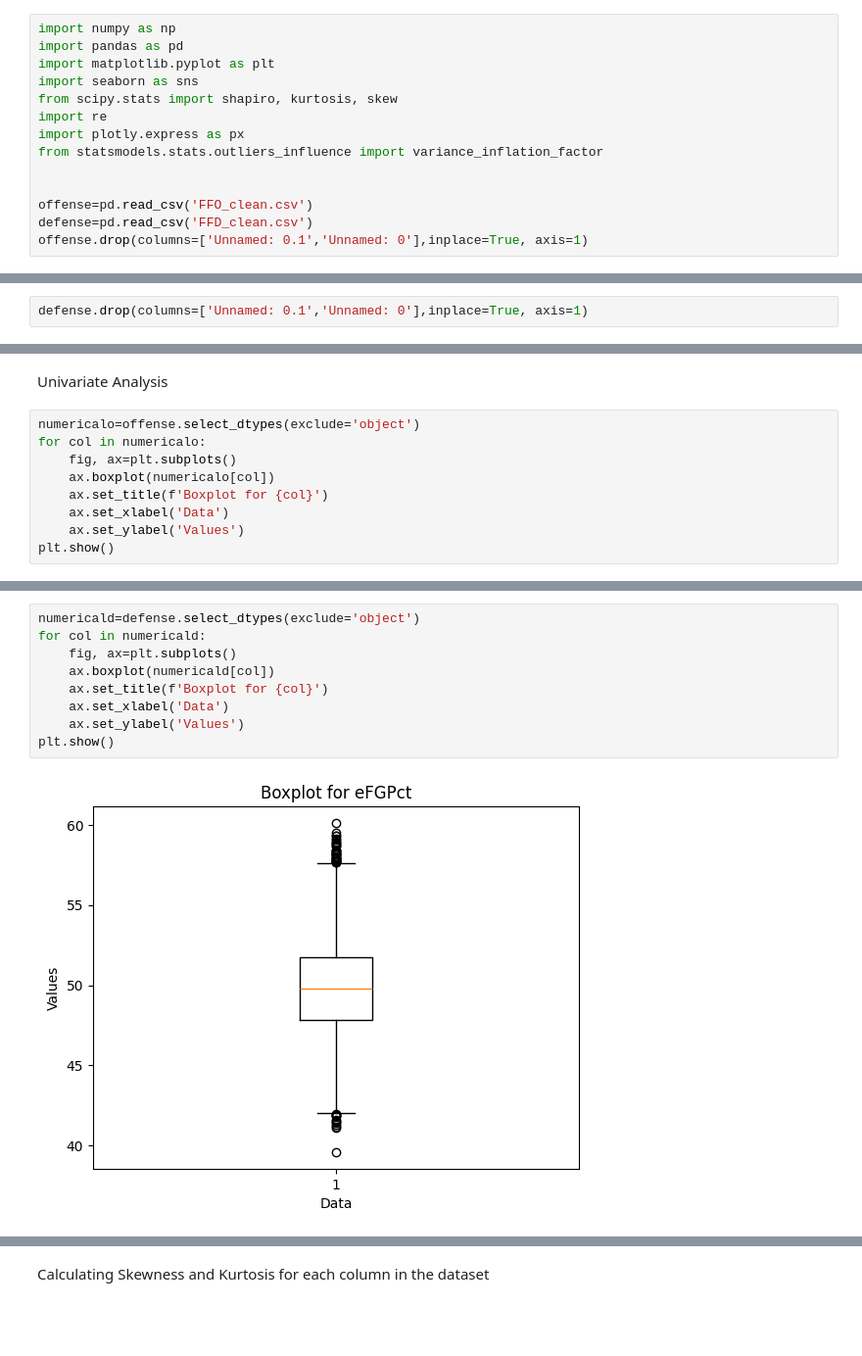
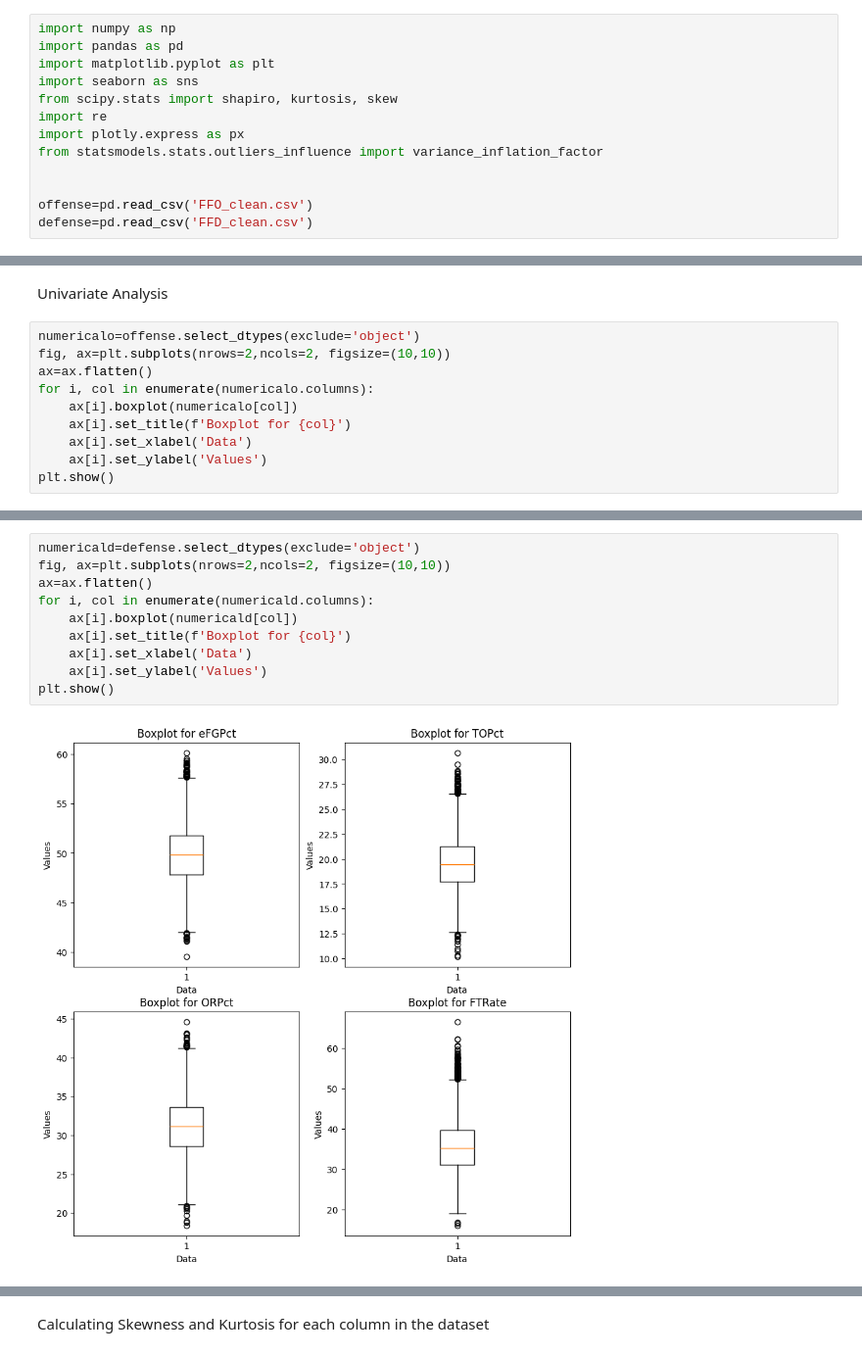
Before and after one commit to maddog19527/KenPom_Datasets, a Jupyter notebook: four_factors/four_factors_eda.ipynb, the cells around one changed output, grey strips where cells are left out. Shown at 98% size. Saved outputs shown, nothing was run; the diff lists cells and outputs as text; blank space fills up the shorter version.

```diff
--- a/four_factors/four_factors_eda.ipynb
+++ b/four_factors/four_factors_eda.ipynb
@@ -11,7 +11,6 @@ from statsmodels.stats.outliers_influence import variance_inflation_factor
 
 offense=pd.read_csv('FFO_clean.csv')
 defense=pd.read_csv('FFD_clean.csv')
-offense.drop(columns=['Unnamed: 0.1','Unnamed: 0'],inplace=True, axis=1)
 # %%
 offense.head()
 # %% [output]
@@ -21,8 +20,6 @@ offense.head()
 | 2 | 2025 Akron | 55.272346 | 17.293210 | 32.758621 | 24.441341 |
 | 3 | 2025 Alabama | 56.504599 | 17.668644 | 37.049550 | 41.721419 |
 | 4 | 2025 Alabama A&M | 44.880677 | 21.762263 | 35.225956 | 37.875289 |
-# %%
-defense.drop(columns=['Unnamed: 0.1','Unnamed: 0'],inplace=True, axis=1)
 # %%
 defense.head()
 # %% [output]
@@ -36,11 +33,12 @@ defense.head()
 Univariate Analysis
 # %%
 numericalo=offense.select_dtypes(exclude='object')
-for col in numericalo:
-    fig, ax=plt.subplots()
-    ax.boxplot(numericalo[col])
-    ax.set_title(f'Boxplot for {col}')
-    ax.set_xlabel('Data')
-    ax.set_ylabel('Values')
+fig, ax=plt.subplots(nrows=2,ncols=2, figsize=(10,10))
+ax=ax.flatten()
+for i, col in enumerate(numericalo.columns):
+    ax[i].boxplot(numericalo[col])
+    ax[i].set_title(f'Boxplot for {col}')
+    ax[i].set_xlabel('Data')
+    ax[i].set_ylabel('Values')
 plt.show()
 # %% [output]
@@ -51,11 +46,12 @@ plt.show()
 # %%
 numericald=defense.select_dtypes(exclude='object')
-for col in numericald:
-    fig, ax=plt.subplots()
-    ax.boxplot(numericald[col])
-    ax.set_title(f'Boxplot for {col}')
-    ax.set_xlabel('Data')
-    ax.set_ylabel('Values')
+fig, ax=plt.subplots(nrows=2,ncols=2, figsize=(10,10))
+ax=ax.flatten()
+for i, col in enumerate(numericald.columns):
+    ax[i].boxplot(numericald[col])
+    ax[i].set_title(f'Boxplot for {col}')
+    ax[i].set_xlabel('Data')
+    ax[i].set_ylabel('Values')
 plt.show()
 # %% [output]
-[figure, old version]
+[figure, new version]
```
Also changed, not shown: parts of 8 cells of this notebook, 8 other files.
